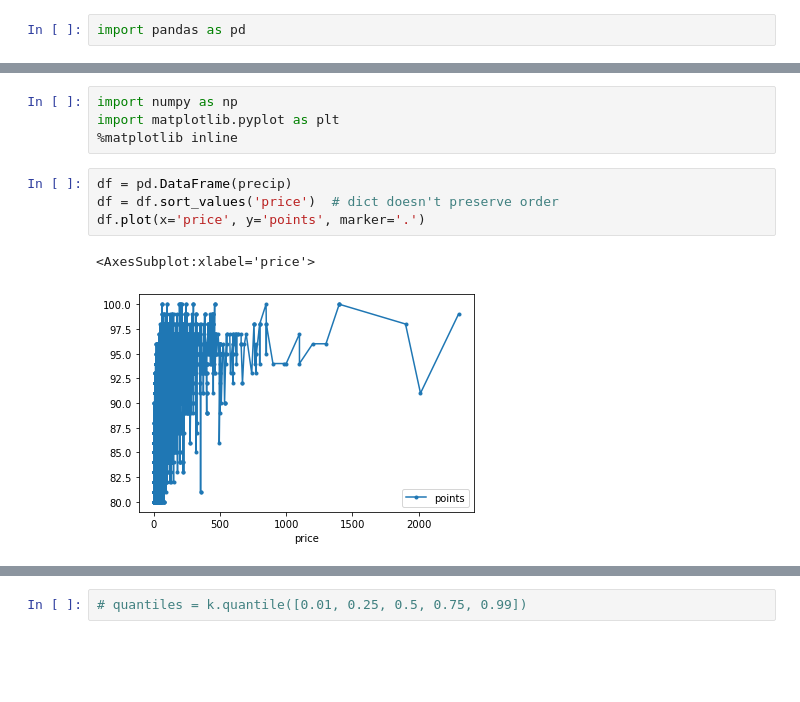
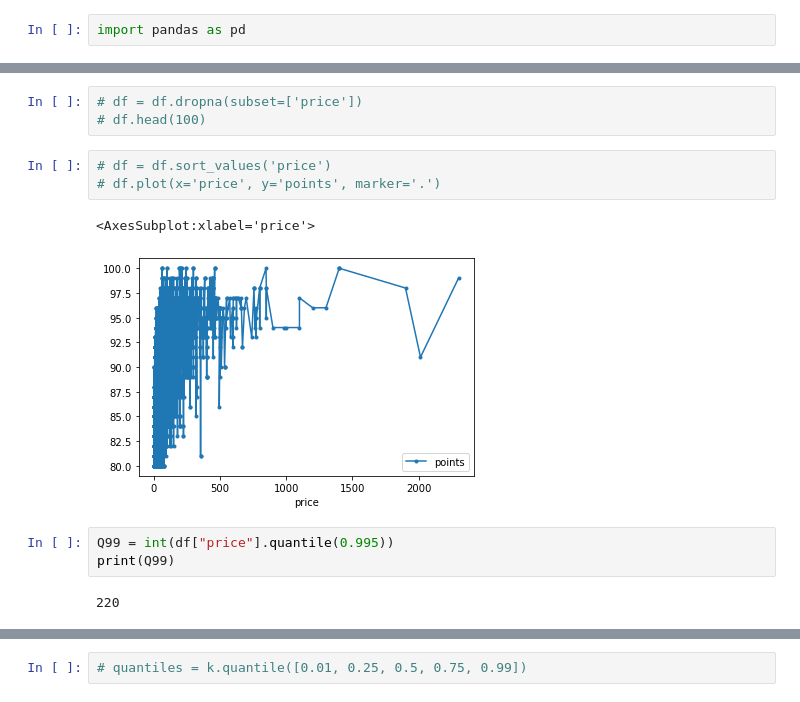
Before and after one commit to JasmnC/DS_MethodOfMovements, a Jupyter notebook: MoM.ipynb, the cells around one changed output, grey strips where cells are left out. Cells and saved outputs as stored; diff of their text form; blank space fills up the shorter version.

Commit message:
calculation and single plot success

```diff
--- a/MoM.ipynb
+++ b/MoM.ipynb
@@ -39,11 +46,14 @@ precip.head()
 # %%
-import numpy as np
-import matplotlib.pyplot as plt
-%matplotlib inline
+# df = df.dropna(subset=['price'])
+# df.head(100)
 # %%
-df = pd.DataFrame(precip)
-df = df.sort_values('price')  # dict doesn't preserve order
-df.plot(x='price', y='points', marker='.')
+# df = df.sort_values('price')
+# df.plot(x='price', y='points', marker='.')
 # %% [output]
 <AxesSubplot:xlabel='price'>
-[figure, old version]
+[figure, new version]
+# %%
+Q99 = int(df["price"].quantile(0.995))
+print(Q99)
+# %% [output]
+220
```
Also changed, not shown: parts of 18 cells of this notebook.
